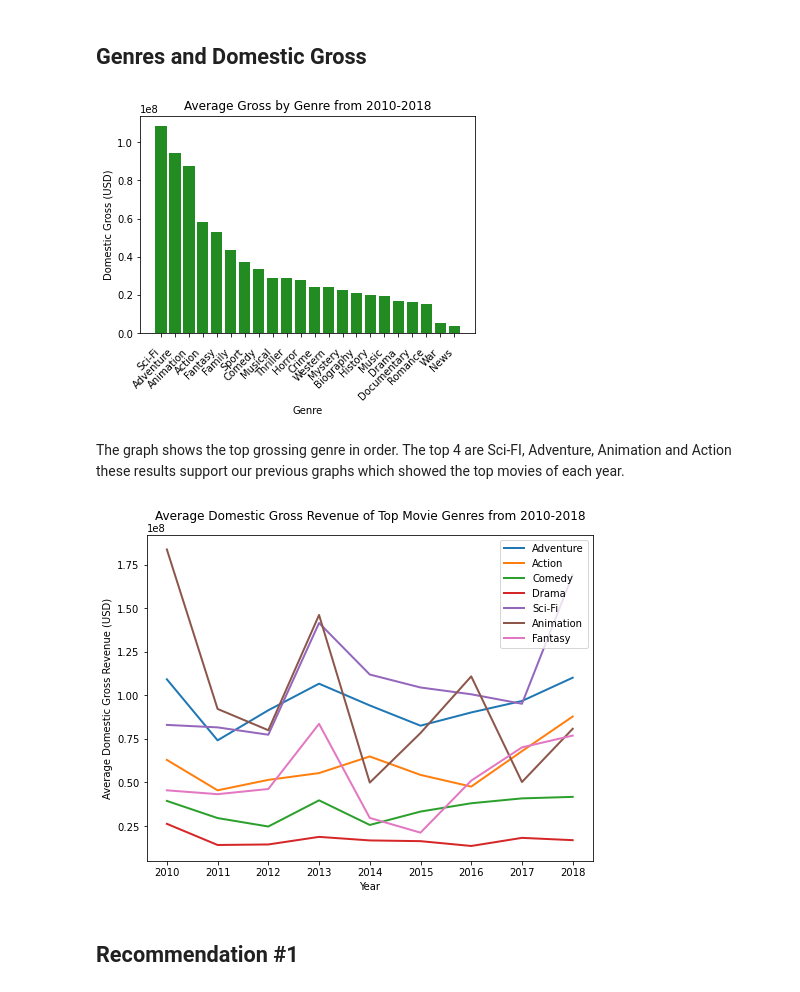
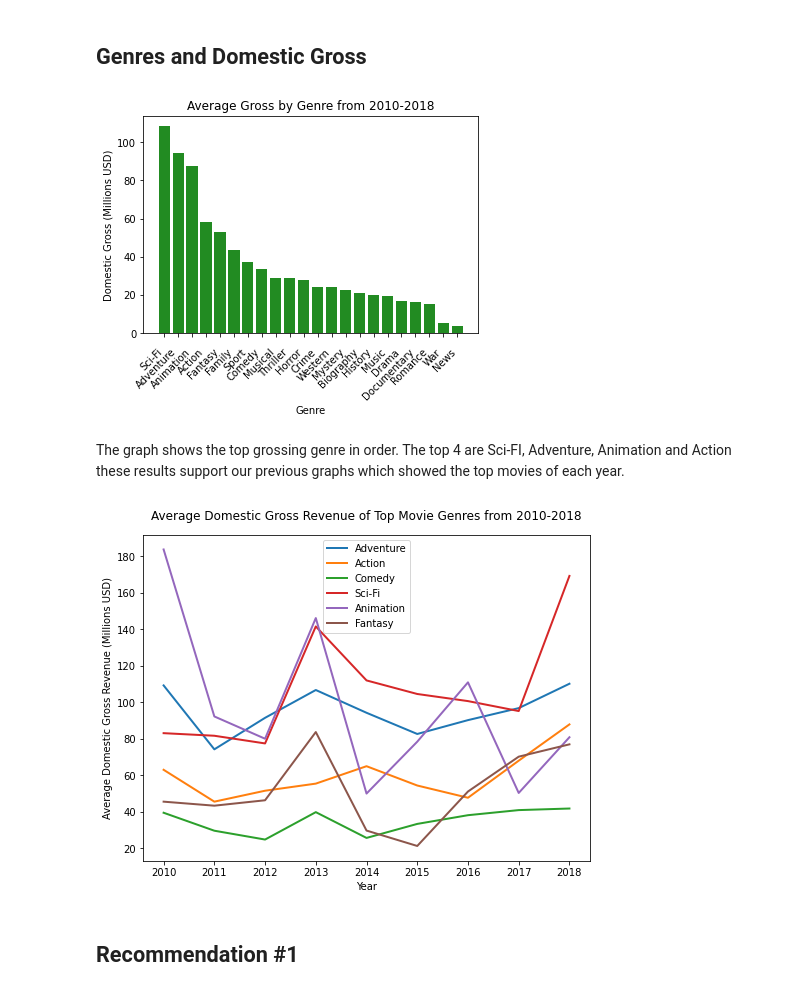
Before and after one commit to tramsay-deloitte/Dollywood, a Jupyter notebook: Final Notebook - AI Academy Capstone.ipynb, the cells around one changed output. Drawn from its saved outputs; the diff is of its cells as text; code cells hidden in the pictures.

```diff
--- a/Final Notebook - AI Academy Capstone.ipynb
+++ b/Final Notebook - AI Academy Capstone.ipynb
@@ -64,6 +64,9 @@ rt_movies_reviews = pd.read_csv('zippedData/rt.reviews.tsv.gz', sep = '\t', enco
 In this section we are cleaning the data to better analyze patterns between specific movies over the past decade. After checking for the null values in the dataset, we decided that because foreign gross had a substantial amount of missing data, we would only use domestic gross.
 # %%
 movie_gross = bom_movie_gross
+
+#scale domestic and foreing gross by a million
+movie_gross[['domestic_gross']] = movie_gross[['domestic_gross']].mul(1/1000000)
 
 #2010
 movie_gross2010 = movie_gross[(movie_gross.year == 2010)]
@@ -155,7 +158,7 @@ def plot_genres(name):
     plt.plot(all_genres.year, all_genres.domestic_gross, label = name, linewidth = 2)
 
 #create list of top grossing genres to plot
-top_genres_list = ['Adventure', 'Action', 'Comedy', 'Drama', 'Sci-Fi', 'Animation', 'Fantasy']
+top_genres_list = ['Adventure', 'Action', 'Comedy', 'Sci-Fi', 'Animation', 'Fantasy']
 # %% [markdown]
 ### Monthly Analysis Data Cleaning
 # %%
@@ -455,29 +461,29 @@ axs.bar(top_genres['genre'],
          top_genres['domestic_gross'], color ='forestgreen')
 axs.set_title('Average Gross by Genre from 2010-2018')
 axs.set_xlabel('Genre')
-axs.set_ylabel('Domestic Gross (USD)')
+axs.set_ylabel('Domestic Gross (Millions USD)')
 axs.set_xticklabels(top_genres['genre'], rotation=45, va='top', ha='right')
 axs.tick_params(axis="x", direction="out", pad=10)
 # %% [output]
-[figure, old version]
+[figure, new version]
 # %% [markdown]
 The graph shows the top grossing genre in order. The top 4 are Sci-FI, Adventure, Animation and Action these results support our previous graphs which showed the top movies of each year.
 # %%
 #create plot and call function to graph each of the top genres
 plt.figure(figsize = (8,6))
 
 for g in top_genres_list:
     plot_genres(g)
 
 plt.title("Average Domestic Gross Revenue of Top Movie Genres from 2010-2018", pad = 15)
-plt.ylabel("Average Domestic Gross Revenue (USD)")
+plt.ylabel("Average Domestic Gross Revenue (Millions USD)")
 plt.xlabel('Year')
 
 plt.legend()
 
 plt.show()
 # %% [output]
-[figure, old version]
+[figure, new version]
 # %% [markdown]
 ## Recommendation #1
 # %% [markdown]
```
Also changed, not shown: parts of 20 cells of this notebook.
